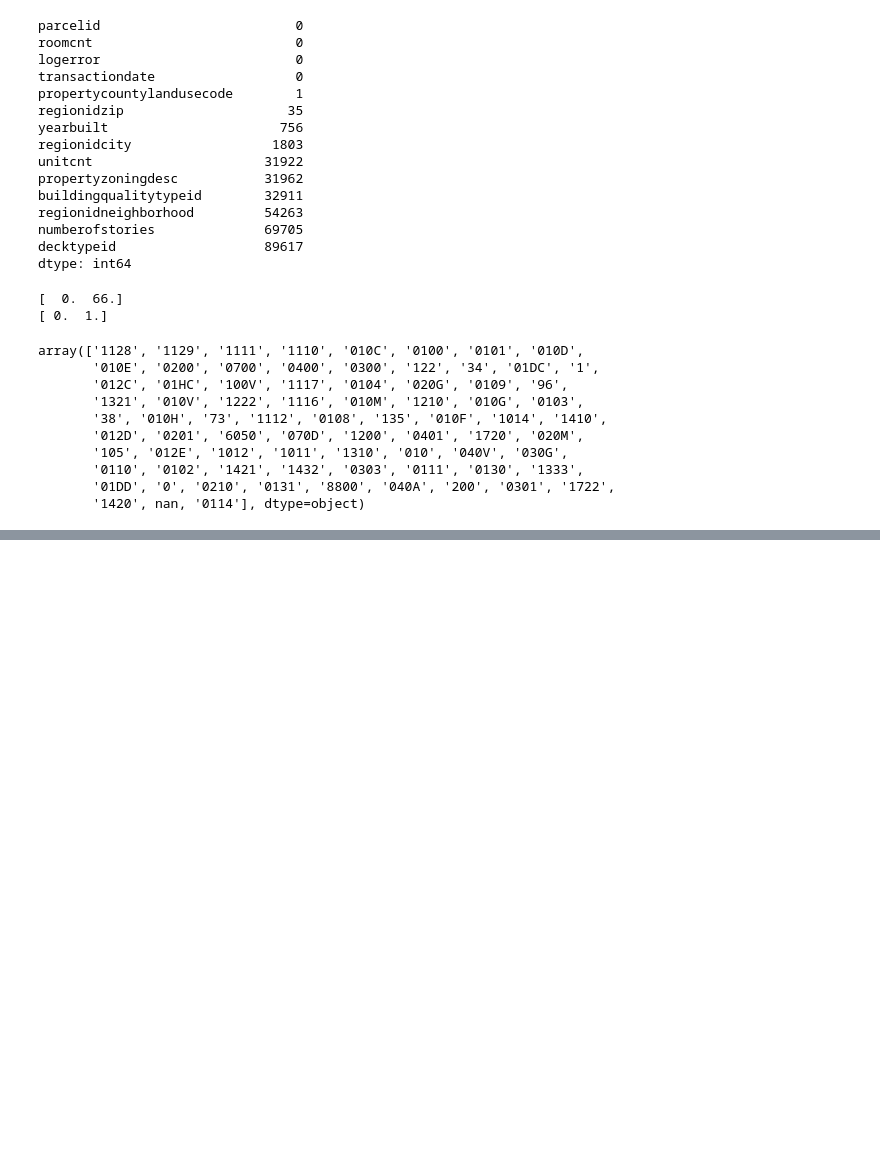
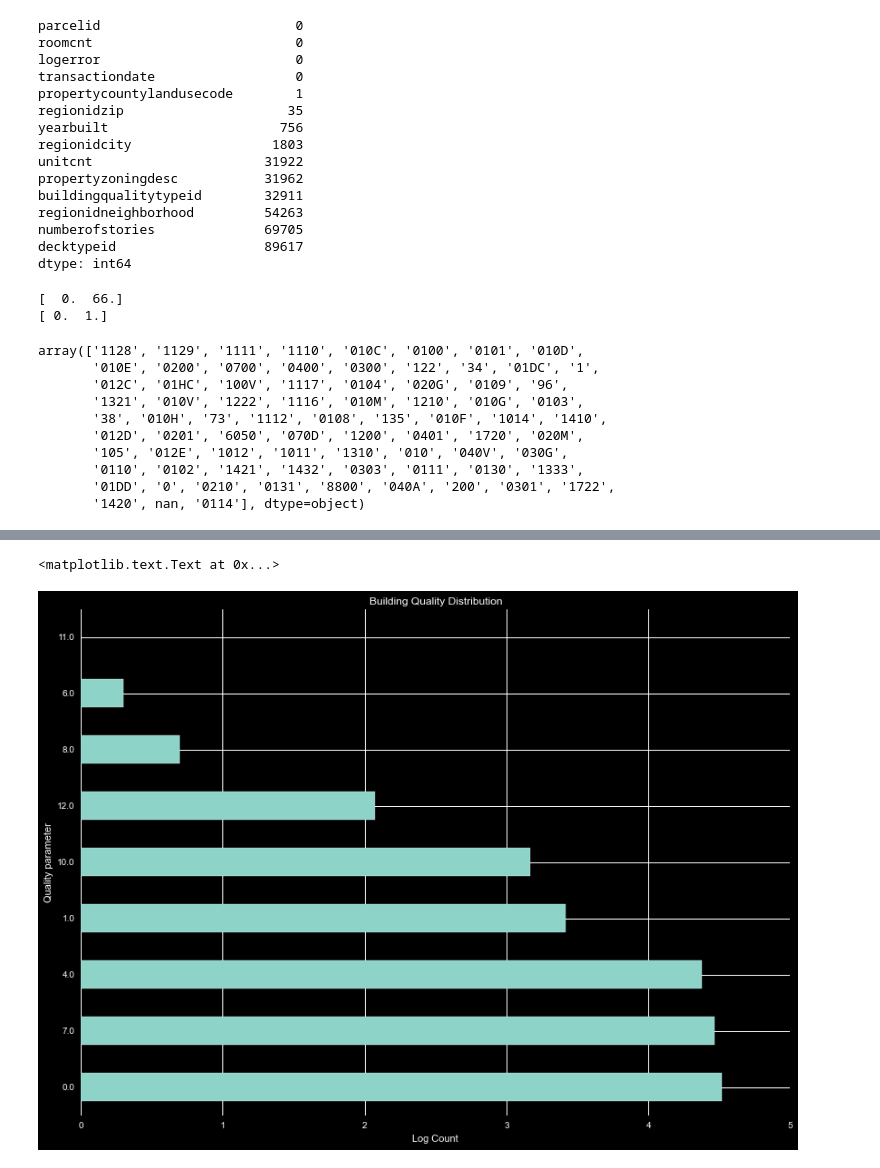
Before and after one commit to markertsean/zillow, a Jupyter notebook: Explore_Purchased.ipynb, the cells around one changed output, grey strips where cells are left out. Saved outputs shown, nothing was run; the diff lists cells and outputs as text; code cells hidden in the pictures; blank space fills up the shorter version.

```diff
--- a/Explore_Purchased.ipynb
+++ b/Explore_Purchased.ipynb
@@ -901,0 +979,9 @@ array(['1128', '1129', '1111', '1110', '010C', '0100', '0101', '010D',
+# %%
+# Let's break shit up into categories, low quality (high number), med quality (mid number), high quality (low number), and unknown
+foo['buildingqualitytypeid'].fillna(0,inplace=True)
+np.log10( foo['buildingqualitytypeid'].value_counts( sort=True ) ).plot.barh().set_title( 'Building Quality Distribution' )
+plt.xlabel( 'Log Count' )
+plt.ylabel( 'Quality parameter' )
+# %% [output]
+<matplotlib.text.Text at 0x...>
+[figure, added]
```
Also changed, not shown: parts of 14 cells of this notebook, 1 other file.
